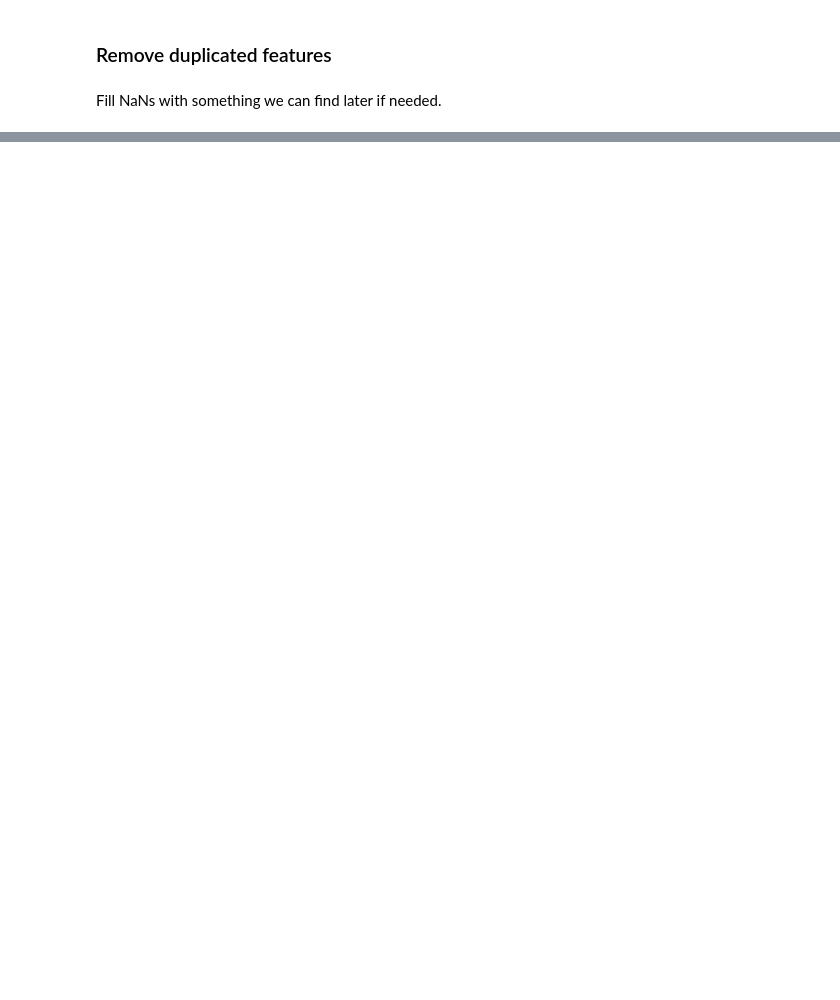
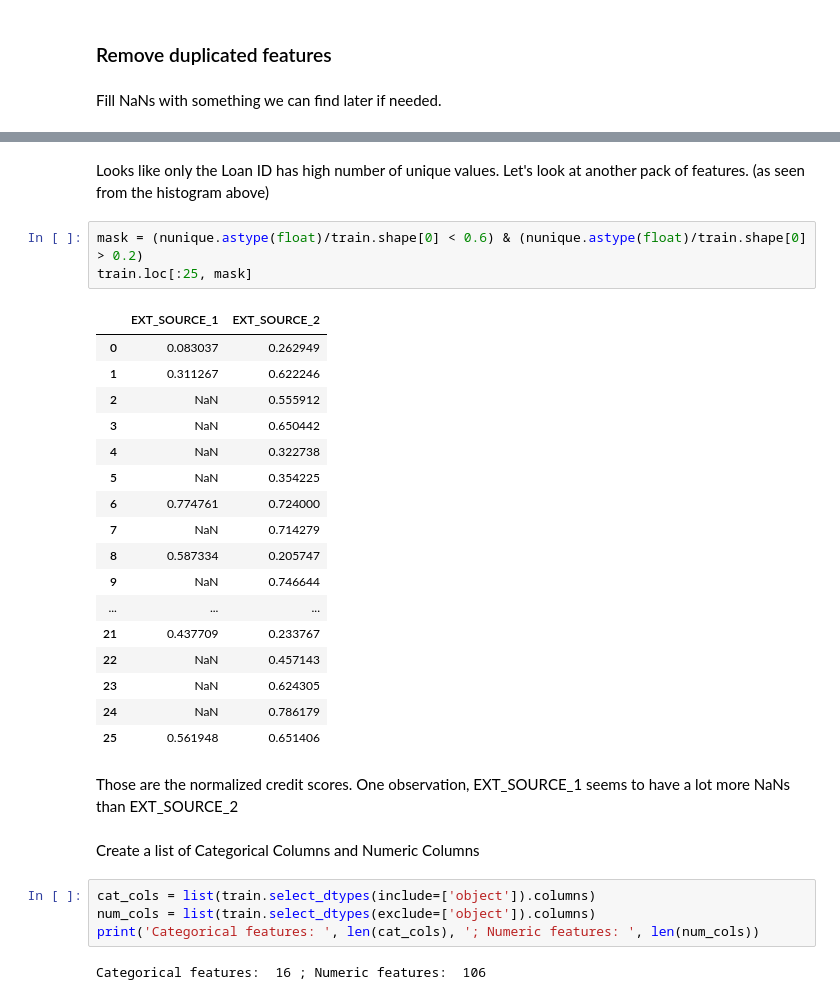
Before and after one commit to ChongFF/competitions, a Jupyter notebook: kaggle/home-credit-default-risk/Home Credit Default Risk - Basic EDA.ipynb, the cells around one changed output, grey strips where cells are left out. Saved outputs shown, nothing was run; the diff lists cells and outputs as text; blank space fills up the shorter version.

```diff
--- a/kaggle/home-credit-default-risk/Home Credit Default Risk - Basic EDA.ipynb
+++ b/kaggle/home-credit-default-risk/Home Credit Default Risk - Basic EDA.ipynb
@@ -191,0 +312,35 @@ Fill NaNs with something we can find later if needed.
+# %% [markdown]
+Looks like only the Loan ID has high number of unique values.
+Let's look at another pack of features. (as seen from the histogram above)
+# %%
+mask = (nunique.astype(float)/train.shape[0] < 0.6) & (nunique.astype(float)/train.shape[0] > 0.2)
+train.loc[:25, mask]
+# %% [output]
+|  | EXT_SOURCE_1 | EXT_SOURCE_2 |
+| 0 | 0.083037 | 0.262949 |
+| 1 | 0.311267 | 0.622246 |
+| 2 | NaN | 0.555912 |
+| 3 | NaN | 0.650442 |
+| 4 | NaN | 0.322738 |
+| 5 | NaN | 0.354225 |
+| 6 | 0.774761 | 0.724000 |
+| 7 | NaN | 0.714279 |
+| 8 | 0.587334 | 0.205747 |
+| 9 | NaN | 0.746644 |
+| ... | ... | ... |
+| 21 | 0.437709 | 0.233767 |
+| 22 | NaN | 0.457143 |
+| 23 | NaN | 0.624305 |
+| 24 | NaN | 0.786179 |
+| 25 | 0.561948 | 0.651406 |
+# %% [markdown]
+Those are the normalized credit scores.
+One observation, EXT_SOURCE_1 seems to have a lot more NaNs than EXT_SOURCE_2
+# %% [markdown]
+Create a list of Categorical Columns and Numeric Columns
+# %%
+cat_cols = list(train.select_dtypes(include=['object']).columns)
+num_cols = list(train.select_dtypes(exclude=['object']).columns)
+print('Categorical features: ', len(cat_cols), '; Numeric features: ', len(num_cols))
+# %% [output]
+Categorical features:  16 ; Numeric features:  106
```
Also changed, not shown: parts of 22 cells of this notebook.
